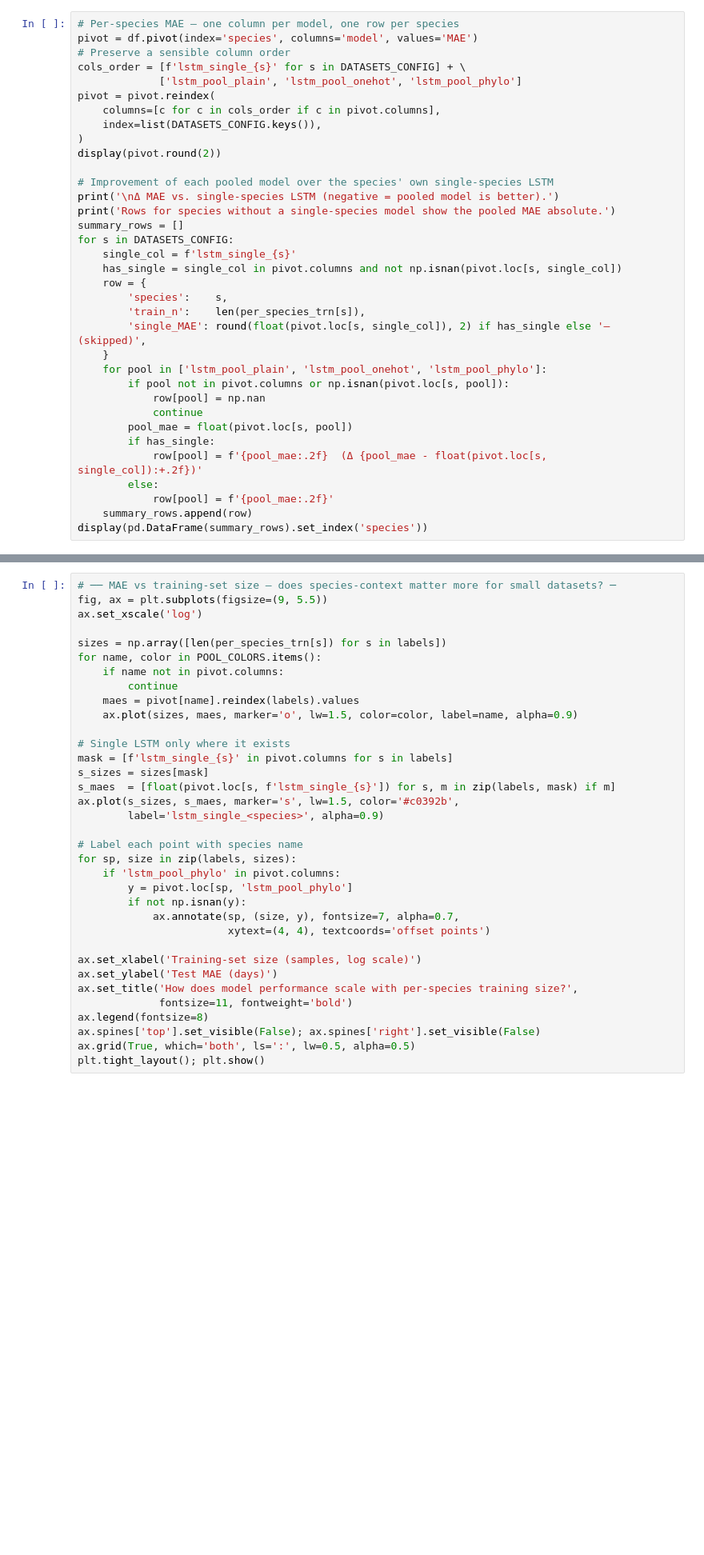
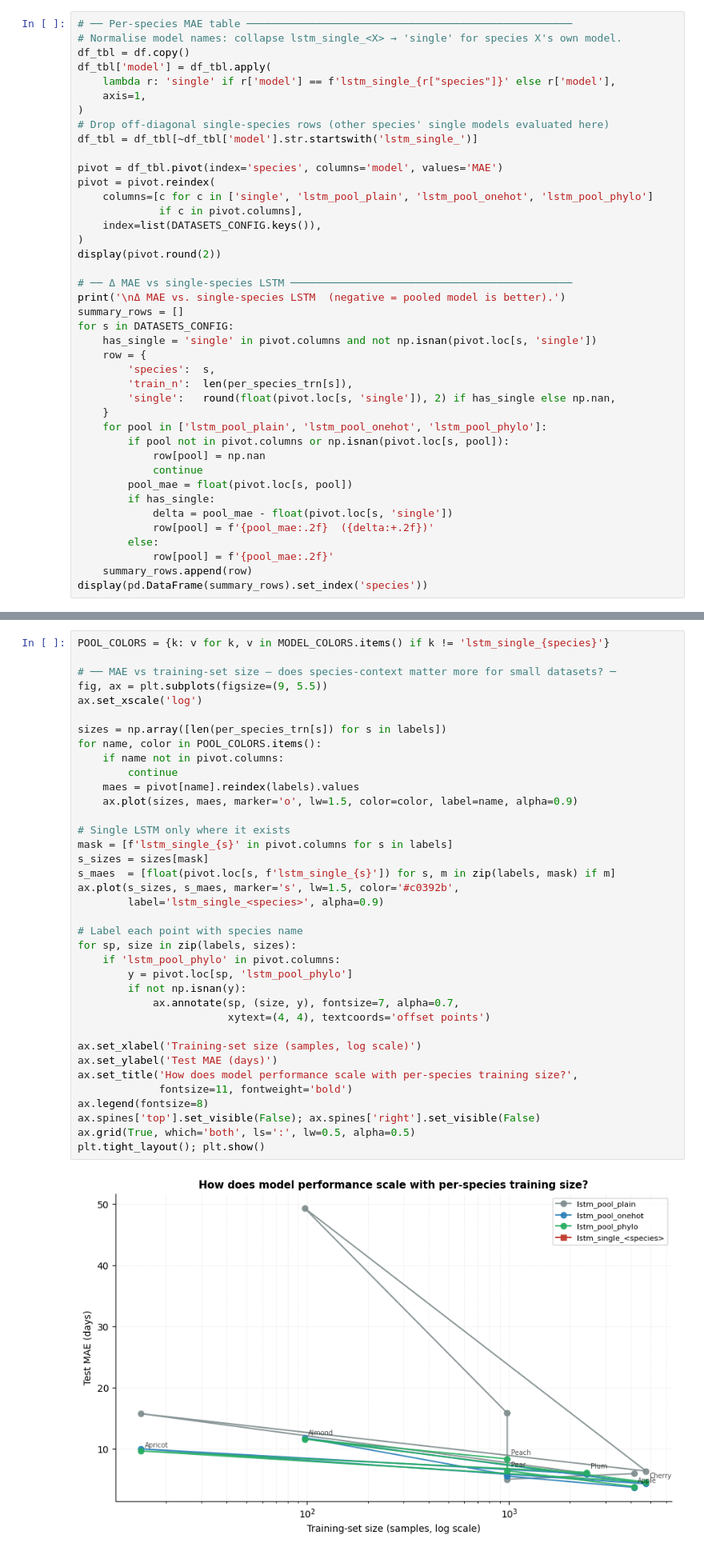
Before and after one commit to ronvree/pysephone, a Jupyter notebook: notebooks/species_lstm_comparison.ipynb, the cells around one changed output, grey strips where cells are left out. Shown at 80% size. Cells and saved outputs as stored; diff of their text form; blank space fills up the shorter version.

```diff
--- a/notebooks/species_lstm_comparison.ipynb
+++ b/notebooks/species_lstm_comparison.ipynb
@@ -322,26 +373,31 @@ display(df)
 # %%
-# Per-species MAE — one column per model, one row per species
-pivot = df.pivot(index='species', columns='model', values='MAE')
-# Preserve a sensible column order
-cols_order = [f'lstm_single_{s}' for s in DATASETS_CONFIG] + \
-             ['lstm_pool_plain', 'lstm_pool_onehot', 'lstm_pool_phylo']
+# ── Per-species MAE table ────────────────────────────────────────────────────
+# Normalise model names: collapse lstm_single_<X> → 'single' for species X's own model.
+df_tbl = df.copy()
+df_tbl['model'] = df_tbl.apply(
+    lambda r: 'single' if r['model'] == f'lstm_single_{r["species"]}' else r['model'],
+    axis=1,
+)
+# Drop off-diagonal single-species rows (other species' single models evaluated here)
+df_tbl = df_tbl[~df_tbl['model'].str.startswith('lstm_single_')]
+
+pivot = df_tbl.pivot(index='species', columns='model', values='MAE')
 pivot = pivot.reindex(
-    columns=[c for c in cols_order if c in pivot.columns],
+    columns=[c for c in ['single', 'lstm_pool_plain', 'lstm_pool_onehot', 'lstm_pool_phylo']
+             if c in pivot.columns],
     index=list(DATASETS_CONFIG.keys()),
 )
 display(pivot.round(2))
 
-# Improvement of each pooled model over the species' own single-species LSTM
-print('\nΔ MAE vs. single-species LSTM (negative = pooled model is better).')
-print('Rows for species without a single-species model show the pooled MAE absolute.')
+# ── Δ MAE vs single-species LSTM ─────────────────────────────────────────────
+print('\nΔ MAE vs. single-species LSTM  (negative = pooled model is better).')
 summary_rows = []
 for s in DATASETS_CONFIG:
-    single_col = f'lstm_single_{s}'
-    has_single = single_col in pivot.columns and not np.isnan(pivot.loc[s, single_col])
+    has_single = 'single' in pivot.columns and not np.isnan(pivot.loc[s, 'single'])
     row = {
-        'species':    s,
-        'train_n':    len(per_species_trn[s]),
-        'single_MAE': round(float(pivot.loc[s, single_col]), 2) if has_single else '— (skipped)',
+        'species':  s,
+        'train_n':  len(per_species_trn[s]),
+        'single':   round(float(pivot.loc[s, 'single']), 2) if has_single else np.nan,
     }
     for pool in ['lstm_pool_plain', 'lstm_pool_onehot', 'lstm_pool_phylo']:
         if pool not in pivot.columns or np.isnan(pivot.loc[s, pool]):
@@ -349,7 +405,8 @@ for s in DATASETS_CONFIG:
             continue
         pool_mae = float(pivot.loc[s, pool])
         if has_single:
-            row[pool] = f'{pool_mae:.2f}  (Δ {pool_mae - float(pivot.loc[s, single_col]):+.2f})'
+            delta = pool_mae - float(pivot.loc[s, 'single'])
+            row[pool] = f'{pool_mae:.2f}  ({delta:+.2f})'
         else:
             row[pool] = f'{pool_mae:.2f}'
     summary_rows.append(row)
@@ -412,4 +512,6 @@ plt.tight_layout(); plt.show()
 # %%
+POOL_COLORS = {k: v for k, v in MODEL_COLORS.items() if k != 'lstm_single_{species}'}
+
 # ── MAE vs training-set size — does species-context matter more for small datasets? ─
 fig, ax = plt.subplots(figsize=(9, 5.5))
 ax.set_xscale('log')
@@ -417,30 +519,32 @@ ax.set_xscale('log')
 sizes = np.array([len(per_species_trn[s]) for s in labels])
 for name, color in POOL_COLORS.items():
     if name not in pivot.columns:
         continue
     maes = pivot[name].reindex(labels).values
     ax.plot(sizes, maes, marker='o', lw=1.5, color=color, label=name, alpha=0.9)
 
 # Single LSTM only where it exists
 mask = [f'lstm_single_{s}' in pivot.columns for s in labels]
 s_sizes = sizes[mask]
 s_maes  = [float(pivot.loc[s, f'lstm_single_{s}']) for s, m in zip(labels, mask) if m]
 ax.plot(s_sizes, s_maes, marker='s', lw=1.5, color='#c0392b',
         label='lstm_single_<species>', alpha=0.9)
 
 # Label each point with species name
 for sp, size in zip(labels, sizes):
     if 'lstm_pool_phylo' in pivot.columns:
         y = pivot.loc[sp, 'lstm_pool_phylo']
         if not np.isnan(y):
             ax.annotate(sp, (size, y), fontsize=7, alpha=0.7,
                         xytext=(4, 4), textcoords='offset points')
 
 ax.set_xlabel('Training-set size (samples, log scale)')
 ax.set_ylabel('Test MAE (days)')
 ax.set_title('How does model performance scale with per-species training size?',
              fontsize=11, fontweight='bold')
 ax.legend(fontsize=8)
 ax.spines['top'].set_visible(False); ax.spines['right'].set_visible(False)
 ax.grid(True, which='both', ls=':', lw=0.5, alpha=0.5)
 plt.tight_layout(); plt.show()
+# %% [output]
+[figure, added]
```
Also changed, not shown: parts of 15 cells of this notebook, 27 other files.
